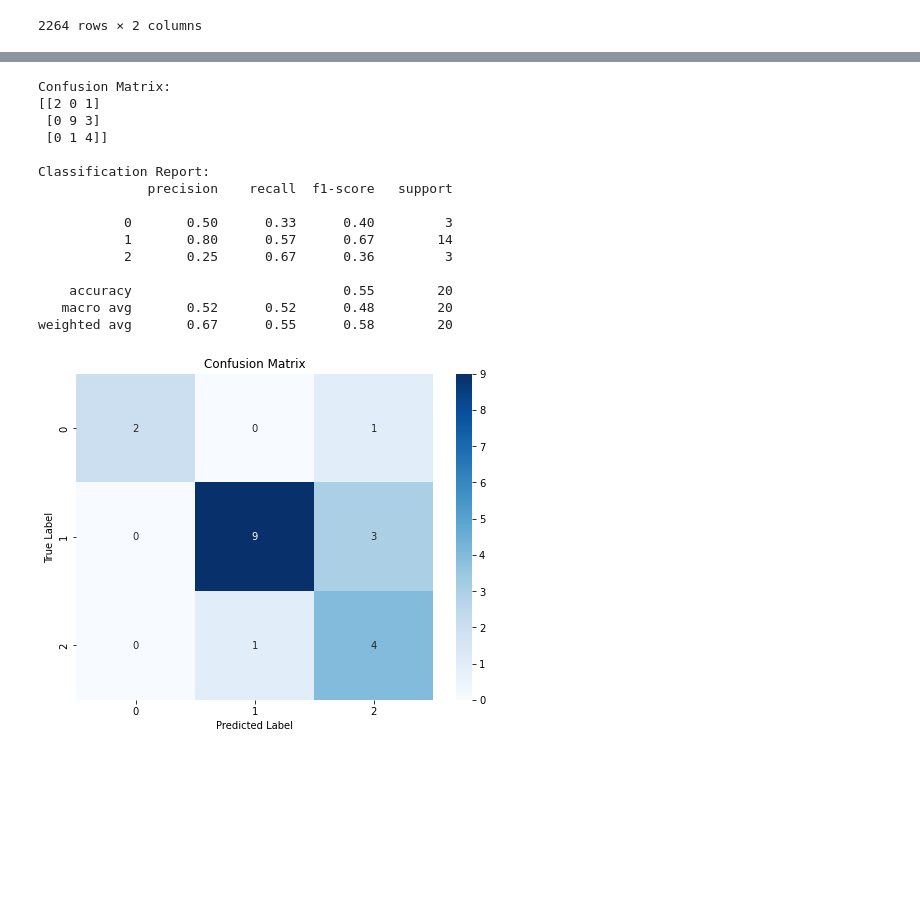
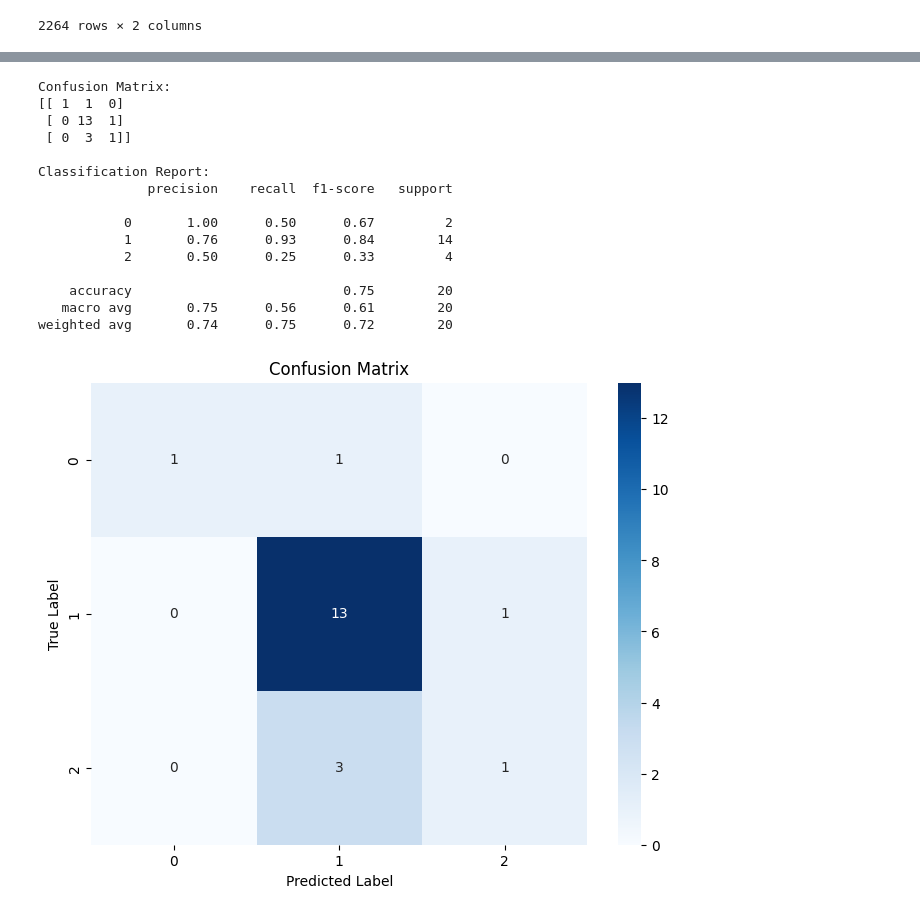
Before and after one commit to rajshah4/LLM-Evaluation, a Jupyter notebook: Sentiment_LLM.ipynb, the cells around one changed output, grey strips where cells are left out. Cells and saved outputs as stored; diff of their text form; code cells hidden in the pictures; blank space fills up the shorter version.

```diff
--- a/Sentiment_LLM.ipynb
+++ b/Sentiment_LLM.ipynb
@@ -117,7 +125,7 @@ from sklearn.metrics import confusion_matrix, classification_report
 import numpy as np
 
 # Create the confusion matrix
-cm = confusion_matrix( dff['label'],df['Sentiment'])
+cm = confusion_matrix(data_sample['label'],output_df['Sentiment'])
 report = classification_report(data_sample['label'], output_df['Sentiment'])
 
 print("Confusion Matrix:")
@@ -126,35 +134,35 @@ print("\nClassification Report:")
 print(report)
 # %% [output]
 Confusion Matrix:
-[[2 0 1]
- [0 9 3]
- [0 1 4]]
+[[ 1  1  0]
+ [ 0 13  1]
+ [ 0  3  1]]
 
 Classification Report:
               precision    recall  f1-score   support
 
-           0       0.50      0.33      0.40         3
-           1       0.80      0.57      0.67        14
-           2       0.25      0.67      0.36         3
+           0       1.00      0.50      0.67         2
+           1       0.76      0.93      0.84        14
+           2       0.50      0.25      0.33         4
 
-    accuracy                           0.55        20
-   macro avg       0.52      0.52      0.48        20
-weighted avg       0.67      0.55      0.58        20
+    accuracy                           0.75        20
+   macro avg       0.75      0.56      0.61        20
+weighted avg       0.74      0.75      0.72        20
 # %%
 import seaborn as sns
 import matplotlib.pyplot as plt
 from sklearn.metrics import confusion_matrix
 import numpy as np
 
 # Set the class labels
-class_labels = np.unique(np.concatenate((dff['label'], df['Sentiment'])))
+class_labels = np.unique(np.concatenate((data_sample['label'], output_df['Sentiment'])))
 
 # Plot the confusion matrix
 plt.figure(figsize=(8, 6))
 sns.heatmap(cm, annot=True, fmt='d', cmap='Blues', xticklabels=class_labels, yticklabels=class_labels)
 plt.title('Confusion Matrix')
 plt.xlabel('Predicted Label')
 plt.ylabel('True Label')
 plt.show()
 # %% [output]
-[figure, old version]
+[figure, new version]
```
Also changed, not shown: parts of 10 cells of this notebook.
